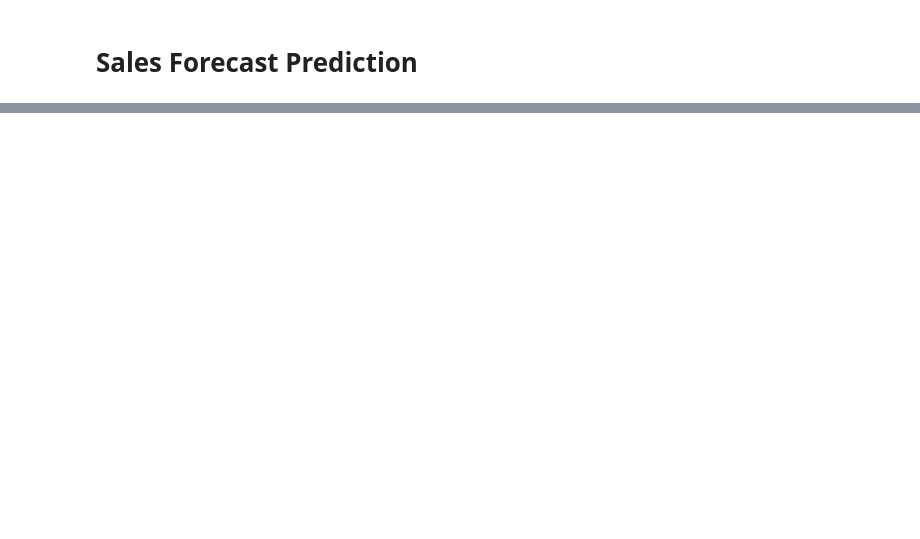
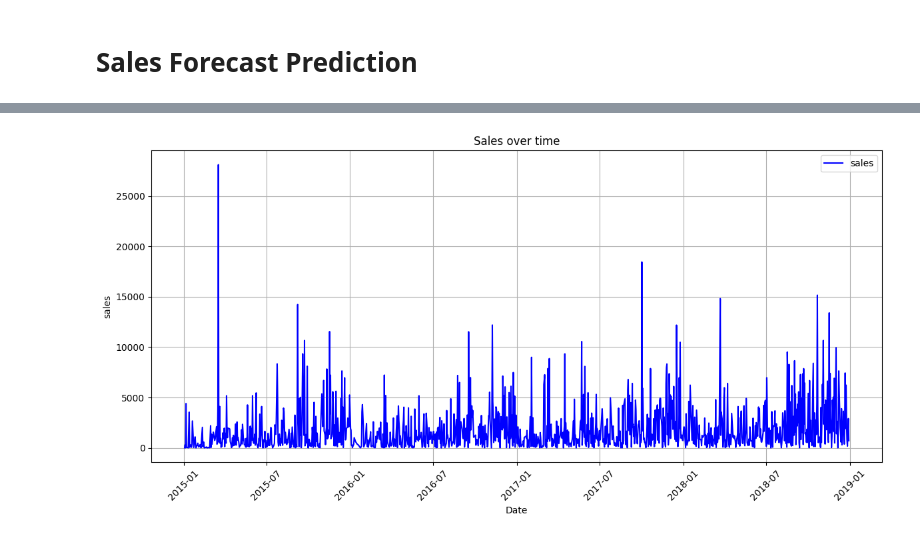
Before and after one commit to Praruj/Machine_learning_portfolio, a Jupyter notebook: Small_projects/Sales_forecast.ipynb, the cells around one changed output, grey strips where cells are left out. Saved outputs shown, nothing was run; the diff lists cells and outputs as text; code cells hidden in the pictures; blank space fills up the shorter version.

Commit message:
sales forecast project

```diff
--- a/Small_projects/Sales_forecast.ipynb
+++ b/Small_projects/Sales_forecast.ipynb
@@ -20,4 +21,9 @@ df.head()
 | 3 | 4 | US-2016-108966 | 11/10/2016 | 18/10/2016 | Standard Class | SO-20335 | Sean O'Donnell | Consumer | United States | ... |
 | 4 | 5 | US-2016-108966 | 11/10/2016 | 18/10/2016 | Standard Class | SO-20335 | Sean O'Donnell | Consumer | United States | ... |
 # %%
+# Data processing and Visualization
+
 df["order date"]=pd.to_datetime(df["Order Date"],format="%d/%m/%Y")
+
+sales_by_date=df.groupby("order date")["Sales"].sum().reset_index()
+sales_by_date.head()
@@ -23,0 +37,13 @@ df["order date"]=pd.to_datetime(df["Order Date"],format="%d/%m/%Y")
+# %%
+plt.figure(figsize=(12,6))
+plt.plot(sales_by_date["order date"],sales_by_date["Sales"],label="sales",color="blue")
+plt.title("Sales over time")
+plt.xlabel("Date")
+plt.ylabel("sales")
+plt.grid(True)
+plt.legend()
+plt.xticks(rotation=45)
+plt.tight_layout()
+plt.show()
+# %% [output]
+[figure, added]
```
Also changed, not shown: parts of 8 cells of this notebook.
